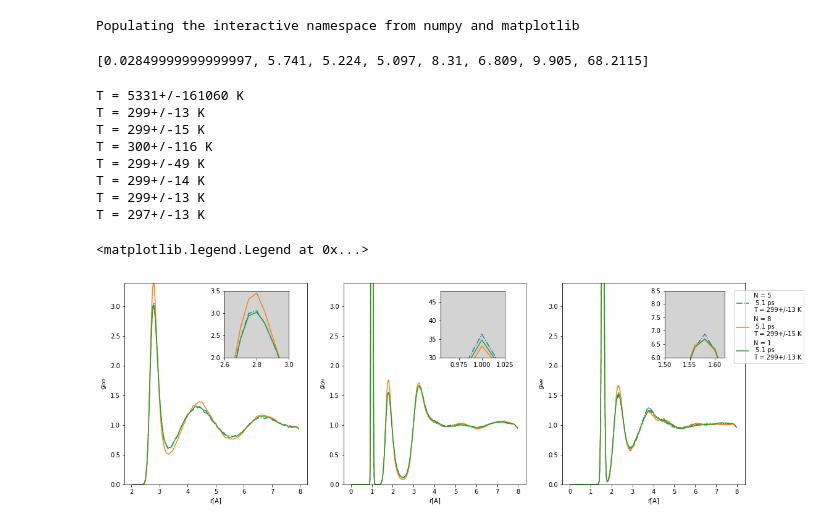
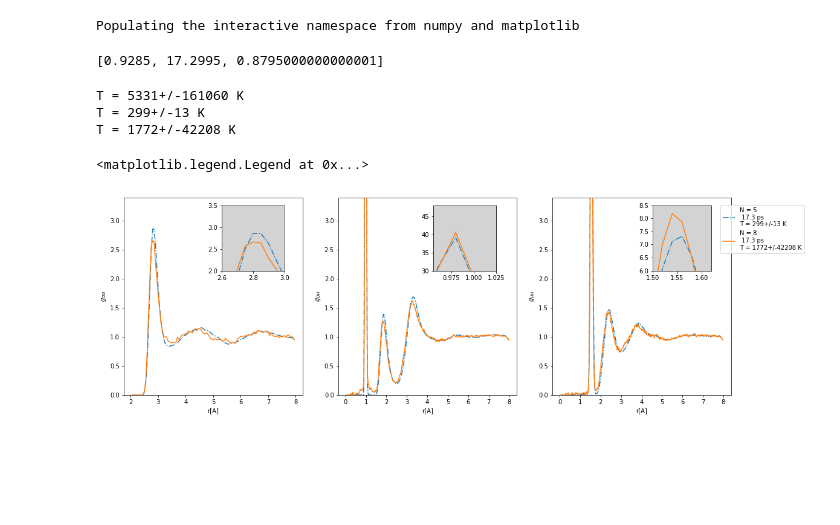
Before and after one commit to semodi/mlcf, a Jupyter notebook: analysis/rdfs.ipynb, the cells around one changed output. Saved outputs shown, nothing was run; the diff lists cells and outputs as text; code cells hidden in the pictures; blank space fills up the shorter version.

Commit message:
mixer with dzp->mbp

```diff
--- a/analysis/rdfs.ipynb
+++ b/analysis/rdfs.ipynb
@@ -28,19 +28,20 @@ basepath = '/gpfs/scratch/smdick/seawulf/mixer/'
 #          'mull_szp_10/md_siesta',
 #          '../mbpol/md_siesta_pure/md_siesta_10']
 paths = ['md_siesta_mixer_uf_3/md_siesta',
-        'md_siesta_mixer_uf_5/md_siesta',
+#         'md_siesta_mixer_uf_5/md_siesta',
 #          'md_siesta_mixer_uf_5_alt/md_siesta',
 #          'md_siesta_mixer_uf_5_uncorrected/md_siesta',
-          'md_siesta_mixer_uf_8/md_siesta',
-         'md_siesta_mixer_uf_10/md_siesta',
-         'md_siesta_mixer_uf_15/md_siesta',
+#           'md_siesta_mixer_uf_8/md_siesta',
+#          'md_siesta_mixer_uf_10/md_siesta',
+#          'md_siesta_mixer_uf_15/md_siesta',
           '../../uf/md_siesta_uftombp/md_siesta',
-         '../../mbpol/md_siesta_pure/md_siesta_10',
-         '../../mbpol/nose_128_10']
+          '../../uf/md_siesta_uftombp_dft/md_siesta']
+#          '../../mbpol/md_siesta_pure/md_siesta_10',
+#          '../../mbpol/nose_128_10']
 
 
-t_equib = 2000
-dt = 10
+t_equib = 200
+dt = 5
 # %%
 r_oh_list = []
 for p in paths:
@@ -60,7 +61,7 @@ for p in paths:
 # %%
 runtimes
 # %% [output]
-[0.02849999999999997, 5.741, 5.224, 5.097, 8.31, 6.809, 9.905, 68.2115]
+[0.9285, 17.2995, 0.8795000000000001]
 # %%
 logs = []
 for path in paths:
@@ -72,12 +73,7 @@ for log in logs:
 # %% [output]
 T = 5331+/-161060 K
 T = 299+/-13 K
-T = 299+/-15 K
-T = 300+/-116 K
-T = 299+/-49 K
-T = 299+/-14 K
-T = 299+/-13 K
-T = 297+/-13 K
+T = 1772+/-42208 K
 # %%
 # labels = ['descriptor', 'mulliken', 'mulliken szp', 'szp uncorrected', 'dzp custom uncorrected', 'mbpol']
 # labels = ['descriptor (sz) 15','descriptor (sz) 10', 'ultra-fast 5','uncorrected sz 5',
@@ -93,7 +89,7 @@ labels = ['N=3','N = 5', 'N = 8', 'N = 10','N = 15','to_mbpol','N = 1','MB-pol']
 # choice = ['mulliken szp', 'szp uncorrected', 'dzp custom uncorrected']
 # choice = ['descriptor (sz) 15', 'descriptor (sz) 10', 'descriptor (sz) 5', 'dzp custom']
 # choice = np.array(labels)[[-3,-2,-1]]
-choice = np.array(labels)[[1,2,6]]
+choice = np.array(labels)[[1,2,3,6]]
 
 # choice = labels
 styles = ['--','-.','-','-', '-','-','-','-','-','-','-','-']
@@ -110,7 +106,8 @@ insets = [[.25, .6, .08, .25], [.52, .6, .08, .25],[.8, .6, .075, .25]]
 # insets_ylims = [[2.7,3.1], [25,38], [6,7.25]]
 insets_xlims = [[2.6,3.0], [0.955,1.025], [1.5,1.62]]
 insets_ylims = [[2.0,3.5], [30,48], [6,8.5]]
-max_t = min([len(data) for data in r_oo_list[1:]])
+max_t = max([len(data) for data in r_oo_list[1:]])
+# max_t = 300
 
 for i, [data,bins,div, t, inset, xl, yl] in enumerate(zip([r_oo_list, r_oh_list, r_hh_list],
                                         [bins1,bins2,bins2],
@@ -118,31 +115,31 @@ for i, [data,bins,div, t, inset, xl, yl] in enumerate(zip([r_oo_list, r_oh_list,
                                         ['OO', 'OH', 'HH'],
                                          insets, insets_xlims, insets_ylims)):
 
     subplot(1,3,i+1)
 
     for r_oo, l, rt, s in zip(data, labels, runtimes, styles):
         if l in choice:
             plot(bins, (np.mean(r_oo[:max_t], axis = 0)/div), label = l +'\n {:.1f} ps'.format(rt), ls = s)
 
     ylim(0,3.4)
 #     xlim(1,8)
     xlabel('r[A]')
     ylabel('$g_{' + t + '}$' )
 #     legend()
     if i > -1:
         axes(inset, facecolor = 'lightgray')
     #     xticks([])
     #     yticks([])
         for r_oo, l, rt, s, log in zip(data, labels, runtimes, styles, logs):
             if l in choice:
                 plot(bins, np.mean(r_oo[:max_t], axis = 0)/div,
                      label = l +'\n {:.1f} ps'.format((max_t * dt)/2000) + '\nT = {:.0f}+/-{:.0f} K'.format(log['T[K]'].mean(), log['T[K]'].std()),
                      ls = s)
         xlim(*xl)
         ylim(*yl)
 legend(bbox_to_anchor=(1.1, 1.05))
 # savefig('../figs/rdfs_uftombpol.eps')
 # savefig('../figs/rdfs_uftombpol.pdf')
 # %% [output]
 <matplotlib.legend.Legend at 0x...>
-[figure, old version]
+[figure, new version]
```
Also changed, not shown: 2 other files.
